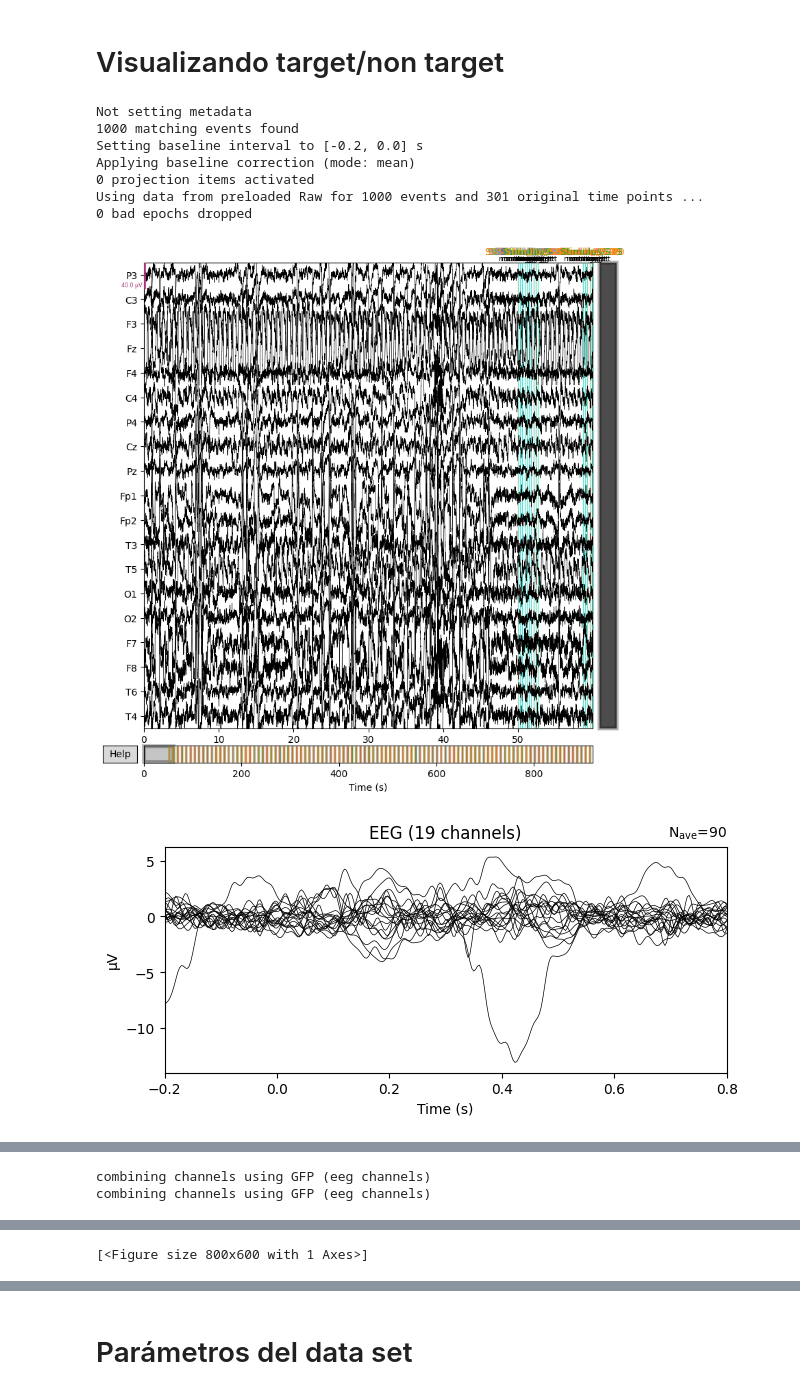
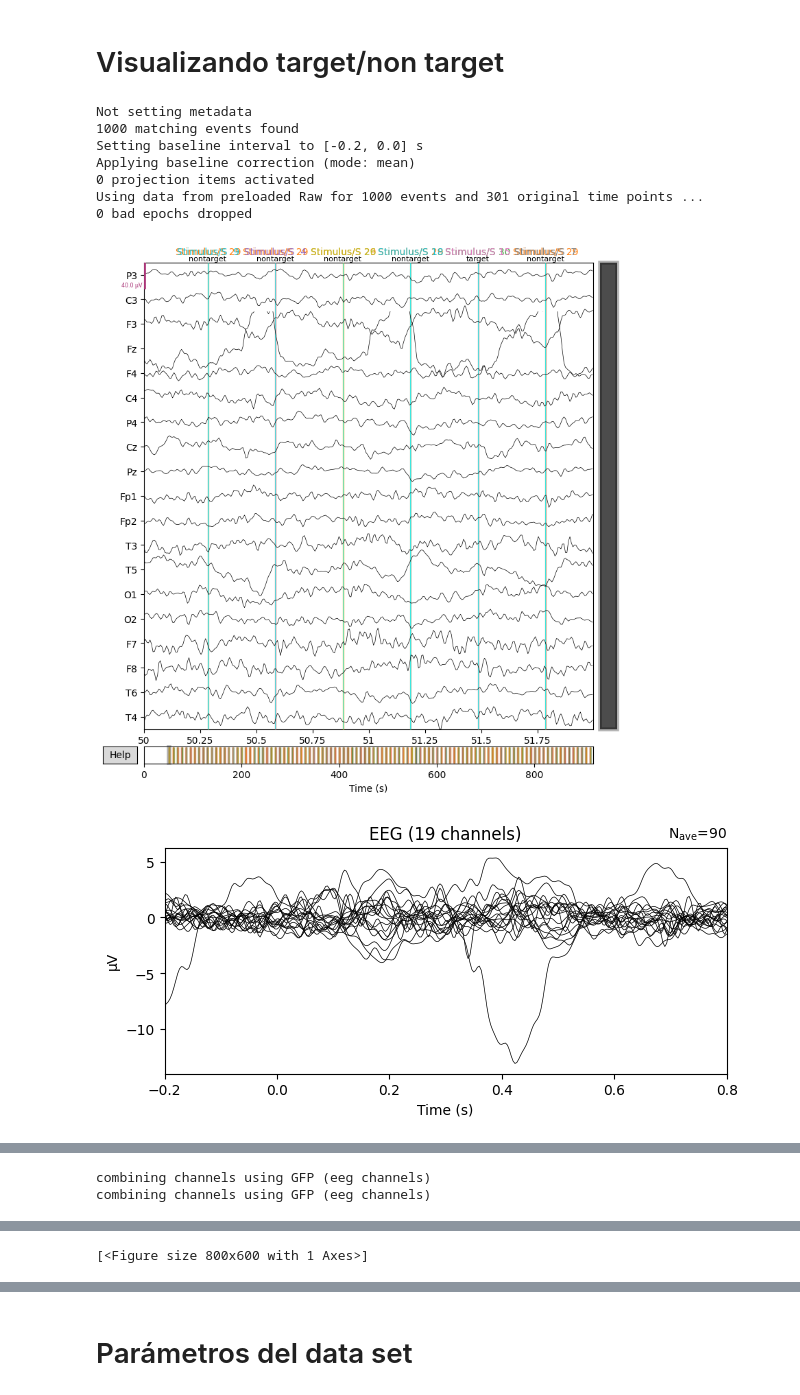
Before and after one commit to PamelaVilchez/GRUPO-08-ISB-2025-II, a Jupyter notebook: Laboratorios/Laboratorio 1 - Temática del proyecto/Proyecto/eeg_analysis.ipynb, the cells around one changed output, grey strips where cells are left out. Saved outputs shown, nothing was run; the diff lists cells and outputs as text; code cells hidden in the pictures.

```diff
--- a/Laboratorios/Laboratorio 1 - Temática del proyecto/Proyecto/eeg_analysis.ipynb
+++ b/Laboratorios/Laboratorio 1 - Temática del proyecto/Proyecto/eeg_analysis.ipynb
@@ -126,35 +126,36 @@ events = np.array(events)
 epochs = mne.Epochs(
     raw,
     events,
     event_id,
     tmin=-0.2,
     tmax=0.8,
     baseline=(None, 0),
     preload=True
 )
 
 #%matplotlib qt
-raw.plot(events=events, event_id=event_id, duration=60)
+# [50seg,52seg]
+raw.plot(events=events, event_id=event_id, duration= 2, start=50)
 #%matplotlib inline
 
 evoked_target = epochs["target"].average()
 evoked_nontarget = epochs["nontarget"].average()
 
 evoked_target.plot()
 evoked_nontarget.plot()
 
 mne.viz.plot_compare_evokeds(
     {"Target": evoked_target, "NonTarget": evoked_nontarget}
 )
 # %% [output]
 Not setting metadata
 1000 matching events found
 Setting baseline interval to [-0.2, 0.0] s
 Applying baseline correction (mode: mean)
 0 projection items activated
 Using data from preloaded Raw for 1000 events and 301 original time points ...
 0 bad epochs dropped
-[figure, old version]
+[figure, new version]
 [figure]
 [figure]
 combining channels using GFP (eeg channels)
```
Also changed, not shown: parts of 4 cells of this notebook.
